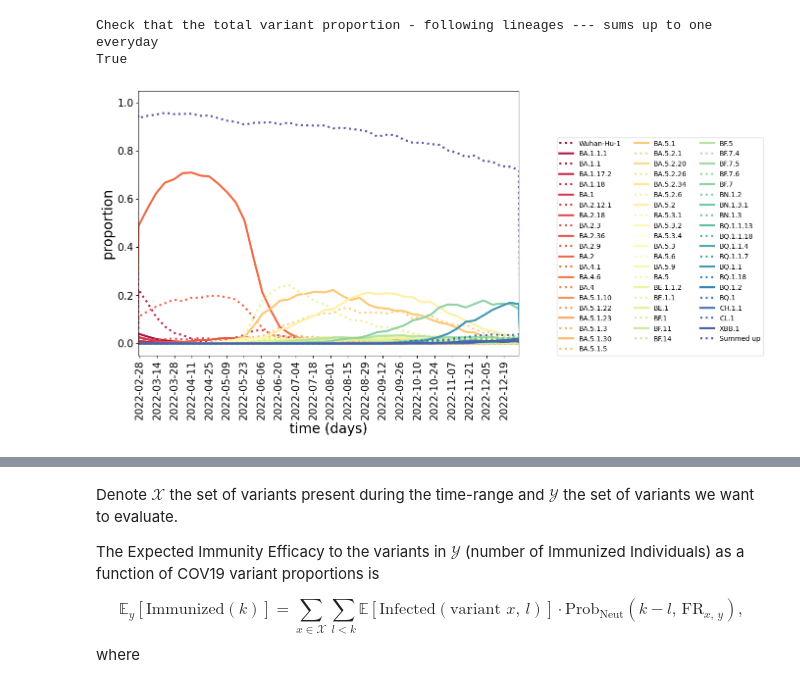
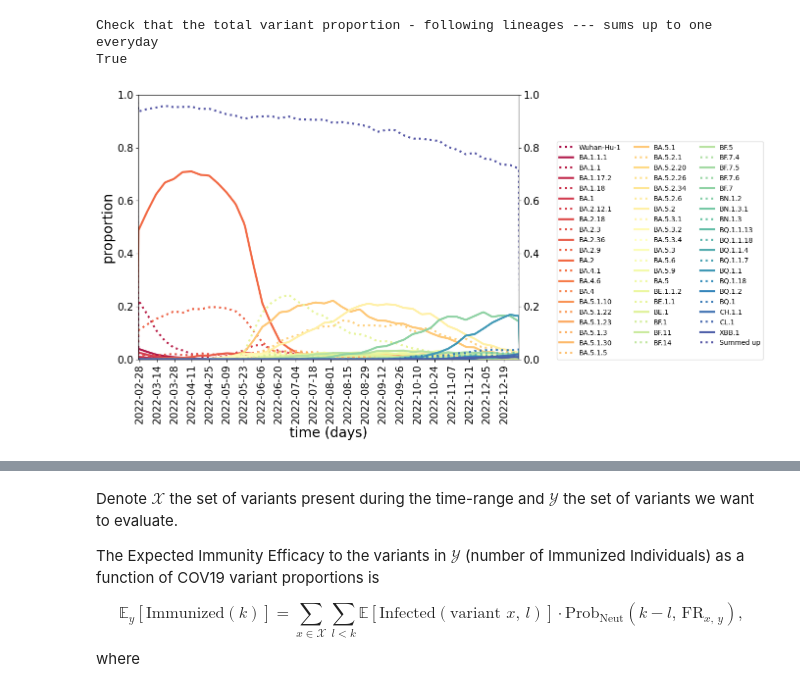
Before and after one commit to AlexiaNomena/Immune_Waning, a Jupyter notebook: Helper_new.ipynb, the cells around one changed output, grey strips where cells are left out. Drawn from its saved outputs; the diff is of its cells as text; code cells hidden in the pictures.

```diff
--- a/Helper_new.ipynb
+++ b/Helper_new.ipynb
@@ -239,34 +239,38 @@ for variant in variant_x_list:
 """Plot variant proportions over time without the wild type"""
 xysize = (15, 15) # size of xy ticks
 labsize = 20 # size of labels and legends
 figsize = (10, 7) # figure (width, height)
 xval = "time (days)" # name of variable on x axis
 yval = "proportion" # name of variable on y axis
 labels = variant_x_list
 
 """Select variants to plot"""
 variant_to_plot = variant_x_list #["Wuhan-Hu-1", "BA.5.1.5", "BF.5"]
 index_var = np.array([variant_x_list.index(var_y) for var_y in variant_to_plot])
 
 Var_prop_data = np.row_stack((variant_proportion.T[index_var, :], np.sum(variant_proportion.T, axis = 0)))
 labs_data = list(np.array(labels)[index_var]) + ["Summed up"]
 
 fig, ax = Display(t, Var_prop_data, is_log, labs_data,
         figsize, xysize, labsize,
         save_to = "Figures/Variant_Proportions.pdf",
         xval = xval, yval = yval, linewidth = 3,
         palette = "Spectral",
         linestyle = [":", "-"]*int((len(labels)//2)+1))
 
 plt.legend(fontsize = 10, loc = (1.1, 0.))
 per_day = 14
 plt.xticks(t[::per_day], t_ticks[::per_day], rotation = 90)
 plt.legend(fontsize = 10, loc = (1.1, 0.), ncol = 3)
 plt.xlim((t[where_first_day], t[where_last_day]))
+#ax.hlines(1, xmin = 0, xmax = t[where_last_day], linestyle = "--",linewidth = 2, color = "black", label = mar2022)
+ax1 = ax.twinx()
+ax.set_ylim((0, 1))
+ax1.set_ylim((0,1))
 #plt.xlim((t[0], t[where_last_day]))
 plt.show()
 # %% [output]
-[figure, old version]
+[figure, new version]
 # %%
 """Expected Immunity Efficacy as a function of COV19 variant proportions """
 from Methods.IE_Projection import Immunity_dynamics
```
Also changed, not shown: parts of 3 cells of this notebook, 2 other files.
